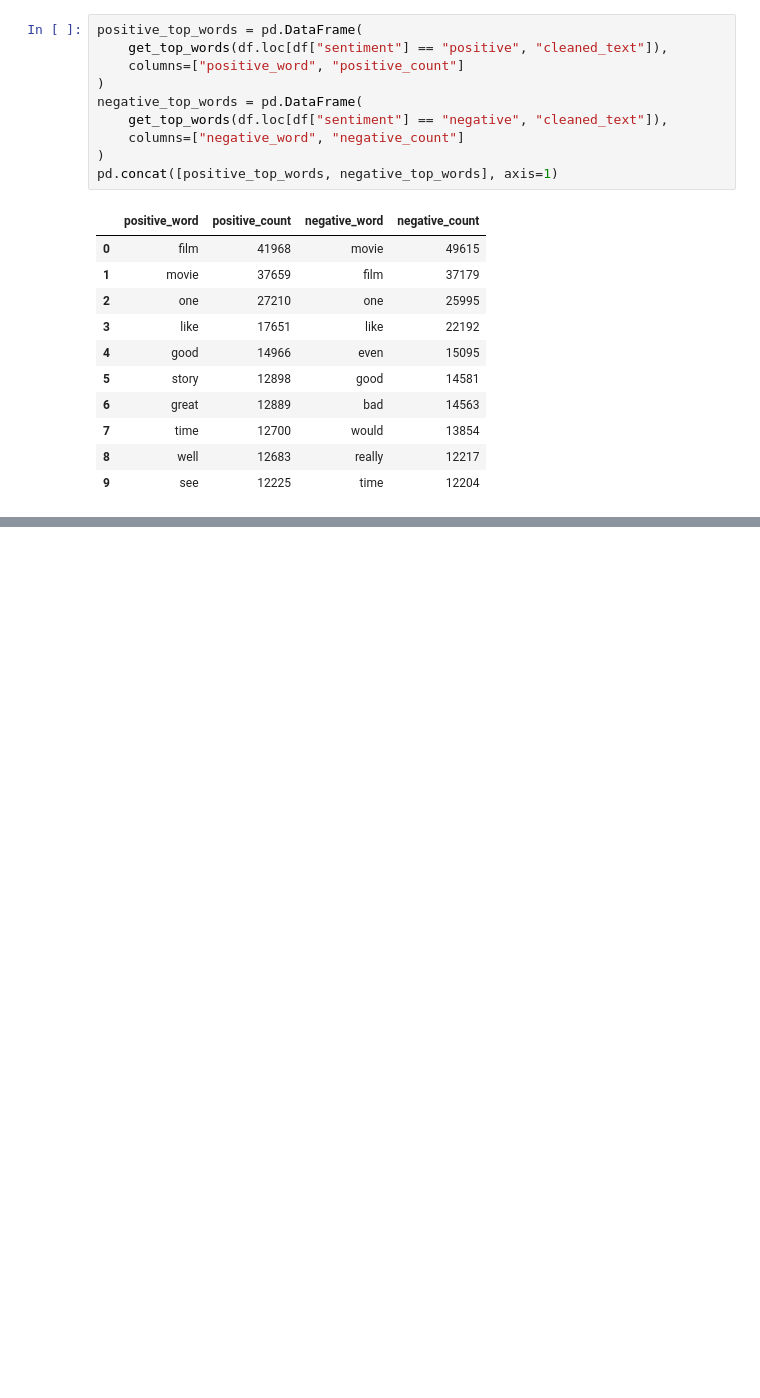
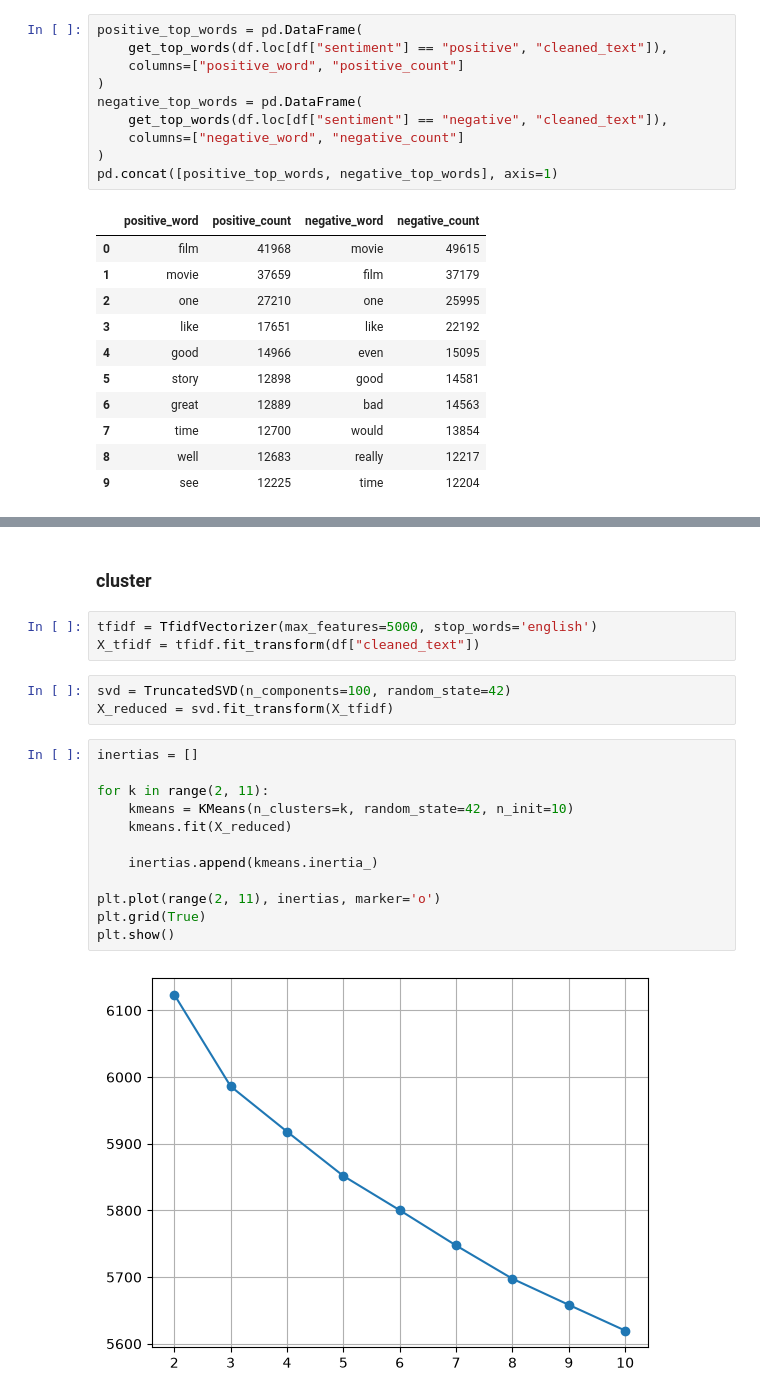
Before and after one commit to marwan602/bd-a1, a Jupyter notebook: notebook/analysis.ipynb, the cells around one changed output, grey strips where cells are left out. Cells and saved outputs as stored; diff of their text form; blank space fills up the shorter version.

```diff
--- a/notebook/analysis.ipynb
+++ b/notebook/analysis.ipynb
@@ -308,0 +404,22 @@ pd.concat([positive_top_words, negative_top_words], axis=1)
+# %% [markdown]
+### cluster
+# %%
+tfidf = TfidfVectorizer(max_features=5000, stop_words='english')
+X_tfidf = tfidf.fit_transform(df["cleaned_text"])
+# %%
+svd = TruncatedSVD(n_components=100, random_state=42)
+X_reduced = svd.fit_transform(X_tfidf)
+# %%
+inertias = []
+
+for k in range(2, 11):
+    kmeans = KMeans(n_clusters=k, random_state=42, n_init=10)
+    kmeans.fit(X_reduced)
+
+    inertias.append(kmeans.inertia_)
+
+plt.plot(range(2, 11), inertias, marker='o')
+plt.grid(True)
+plt.show()
+# %% [output]
+[figure, added]
```
Also changed, not shown: parts of 21 cells of this notebook.
